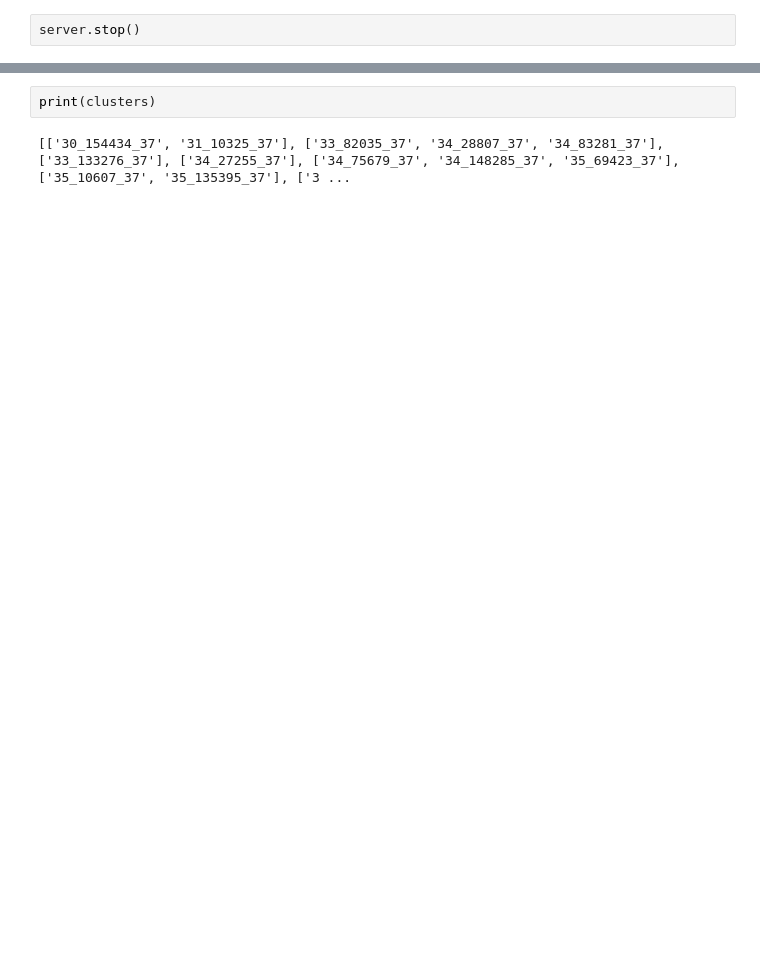
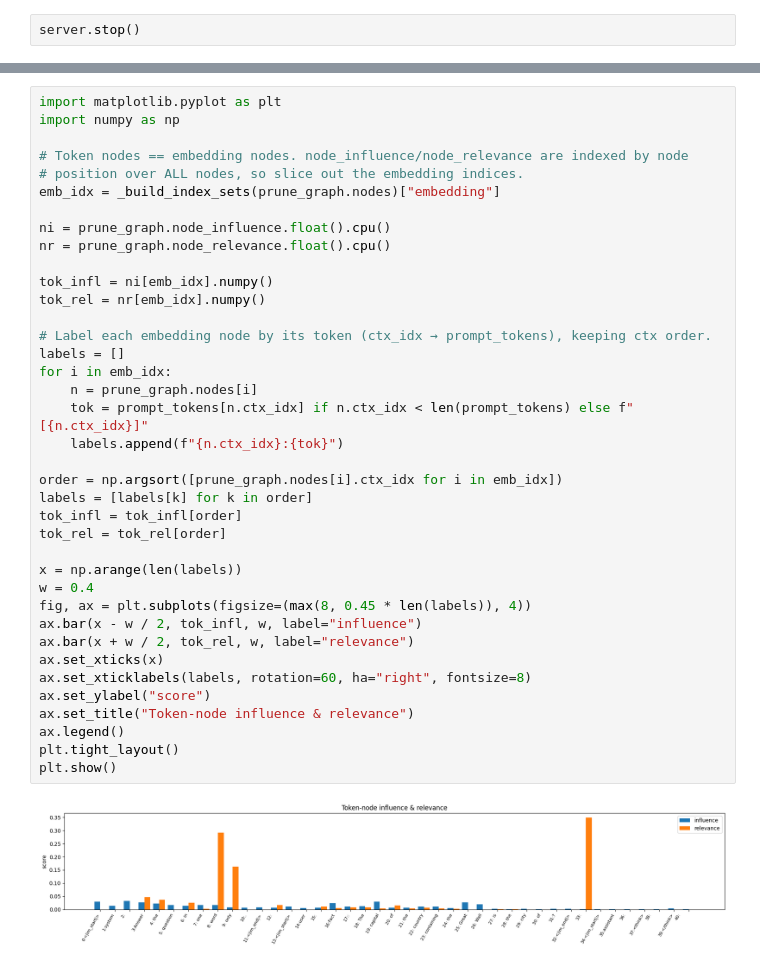
Before and after one commit to IamKrill1n/circuit_tracer_mod, a Jupyter notebook: qwen_demo.ipynb, the cells around one changed output, grey strips where cells are left out. Cells and saved outputs as stored; diff of their text form; blank space fills up the shorter version.

```diff
--- a/qwen_demo.ipynb
+++ b/qwen_demo.ipynb
@@ -178,4 +239,40 @@ ValueError: Mime type rendering requires nbformat>=4.2.0 but it is not installed
-# %%
-print(clusters)
-# %% [output]
-[['30_154434_37', '31_10325_37'], ['33_82035_37', '34_28807_37', '34_83281_37'], ['33_133276_37'], ['34_27255_37'], ['34_75679_37', '34_148285_37', '35_69423_37'], ['35_10607_37', '35_135395_37'], ['3 ...
+# %%
+import matplotlib.pyplot as plt
+import numpy as np
+
+# Token nodes == embedding nodes. node_influence/node_relevance are indexed by node
+# position over ALL nodes, so slice out the embedding indices.
+emb_idx = _build_index_sets(prune_graph.nodes)["embedding"]
+
+ni = prune_graph.node_influence.float().cpu()
+nr = prune_graph.node_relevance.float().cpu()
+
+tok_infl = ni[emb_idx].numpy()
+tok_rel = nr[emb_idx].numpy()
+
+# Label each embedding node by its token (ctx_idx → prompt_tokens), keeping ctx order.
+labels = []
+for i in emb_idx:
+    n = prune_graph.nodes[i]
+    tok = prompt_tokens[n.ctx_idx] if n.ctx_idx < len(prompt_tokens) else f"[{n.ctx_idx}]"
+    labels.append(f"{n.ctx_idx}:{tok}")
+
+order = np.argsort([prune_graph.nodes[i].ctx_idx for i in emb_idx])
+labels = [labels[k] for k in order]
+tok_infl = tok_infl[order]
+tok_rel = tok_rel[order]
+
+x = np.arange(len(labels))
+w = 0.4
+fig, ax = plt.subplots(figsize=(max(8, 0.45 * len(labels)), 4))
+ax.bar(x - w / 2, tok_infl, w, label="influence")
+ax.bar(x + w / 2, tok_rel, w, label="relevance")
+ax.set_xticks(x)
+ax.set_xticklabels(labels, rotation=60, ha="right", fontsize=8)
+ax.set_ylabel("score")
+ax.set_title("Token-node influence & relevance")
+ax.legend()
+plt.tight_layout()
+plt.show()
+# %% [output]
+[figure, added]
```
Also changed, not shown: parts of 3 cells of this notebook, 20 other files.
